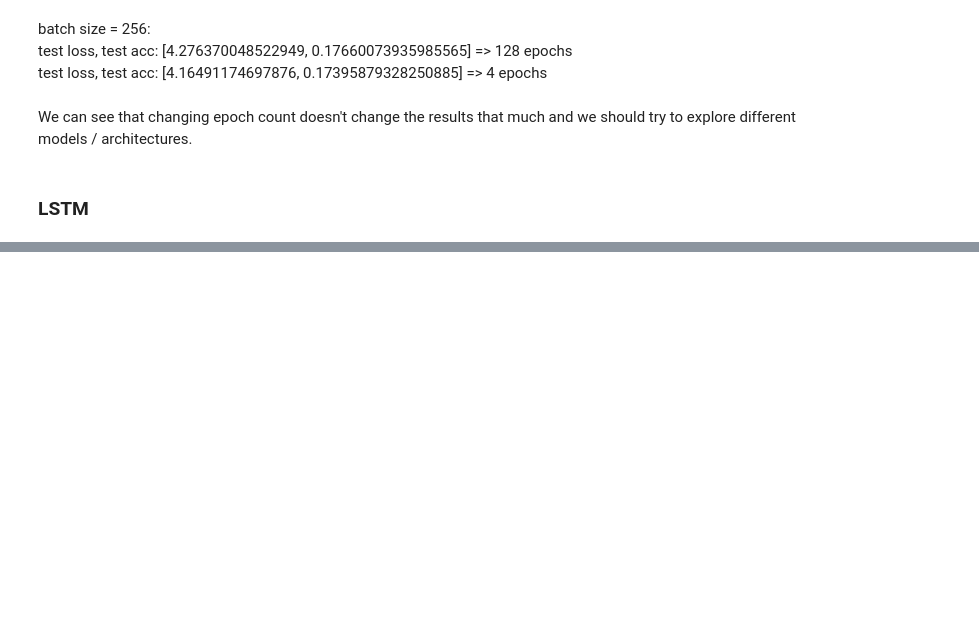
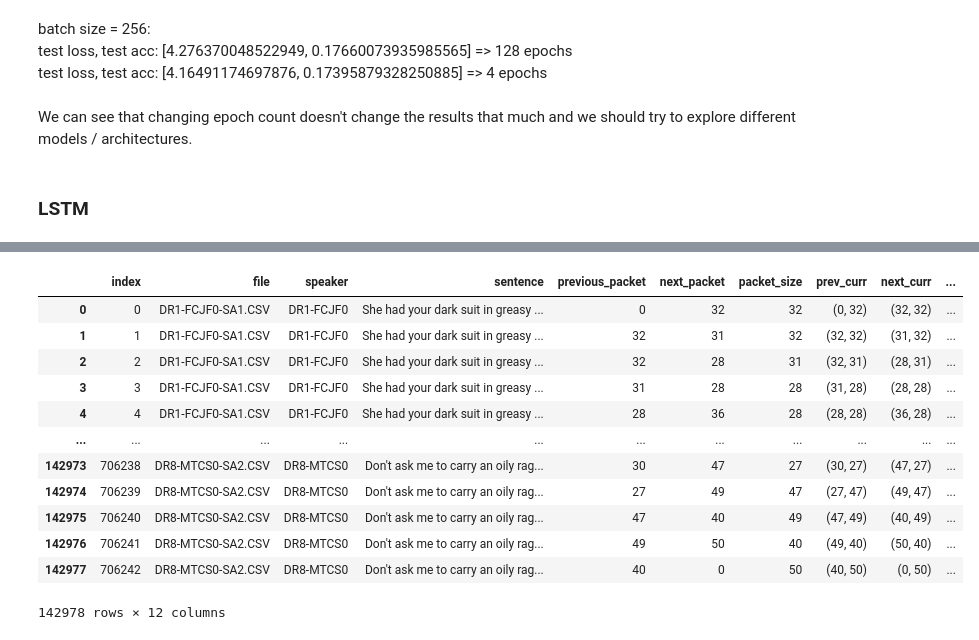
Before and after one commit to czFIRE/BT_attack_on_VoIP_encrypted_messengers, a Jupyter notebook: notebooks/skype_models.ipynb, the cells around one changed output, grey strips where cells are left out. Cells and saved outputs as stored; diff of their text form; code cells hidden in the pictures; blank space fills up the shorter version.

```diff
--- a/notebooks/skype_models.ipynb
+++ b/notebooks/skype_models.ipynb
@@ -562,0 +741,3 @@ We can see that changing epoch count doesn't change the results that much and we
+# %%
+sentence_1 = "She had your dark suit in greasy wash water all year."
+sentence_2 = "Don't ask me to carry an oily rag like that."
@@ -562,0 +757,18 @@ We can see that changing epoch count doesn't change the results that much and we
+# %%
+two_sentence_train = skype_data_train.loc[skype_data_train["sentence"].isin([sentence_1, sentence_2])]
+two_sentence_train.reset_index(inplace=True)
+two_sentence_train
+# %% [output]
+|  | index | file | speaker | sentence | previous_packet | next_packet | packet_size | prev_curr | next_curr | ... |
+| 0 | 0 | DR1-FCJF0-SA1.CSV | DR1-FCJF0 | She had your dark suit in greasy ... | 0 | 32 | 32 | (0, 32) | (32, 32) | ... |
+| 1 | 1 | DR1-FCJF0-SA1.CSV | DR1-FCJF0 | She had your dark suit in greasy ... | 32 | 31 | 32 | (32, 32) | (31, 32) | ... |
+| 2 | 2 | DR1-FCJF0-SA1.CSV | DR1-FCJF0 | She had your dark suit in greasy ... | 32 | 28 | 31 | (32, 31) | (28, 31) | ... |
+| 3 | 3 | DR1-FCJF0-SA1.CSV | DR1-FCJF0 | She had your dark suit in greasy ... | 31 | 28 | 28 | (31, 28) | (28, 28) | ... |
+| 4 | 4 | DR1-FCJF0-SA1.CSV | DR1-FCJF0 | She had your dark suit in greasy ... | 28 | 36 | 28 | (28, 28) | (36, 28) | ... |
+| ... | ... | ... | ... | ... | ... | ... | ... | ... | ... | ... |
+| 142973 | 706238 | DR8-MTCS0-SA2.CSV | DR8-MTCS0 | Don't ask me to carry an oily rag... | 30 | 47 | 27 | (30, 27) | (47, 27) | ... |
+| 142974 | 706239 | DR8-MTCS0-SA2.CSV | DR8-MTCS0 | Don't ask me to carry an oily rag... | 27 | 49 | 47 | (27, 47) | (49, 47) | ... |
+| 142975 | 706240 | DR8-MTCS0-SA2.CSV | DR8-MTCS0 | Don't ask me to carry an oily rag... | 47 | 40 | 49 | (47, 49) | (40, 49) | ... |
+| 142976 | 706241 | DR8-MTCS0-SA2.CSV | DR8-MTCS0 | Don't ask me to carry an oily rag... | 49 | 50 | 40 | (49, 40) | (50, 40) | ... |
+| 142977 | 706242 | DR8-MTCS0-SA2.CSV | DR8-MTCS0 | Don't ask me to carry an oily rag... | 40 | 0 | 50 | (40, 50) | (0, 50) | ... |
+142978 rows × 12 columns
```
Also changed, not shown: parts of 28 cells of this notebook, 2 other files.
